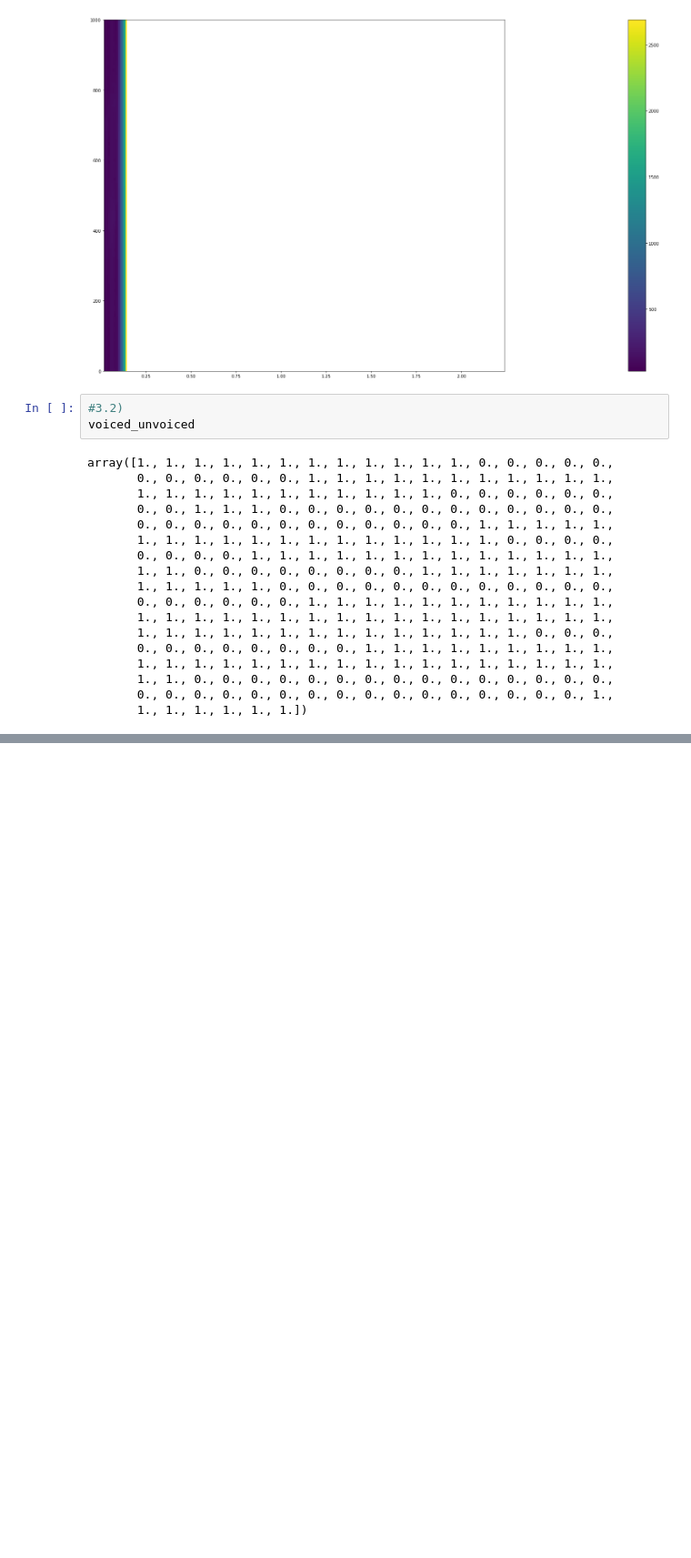
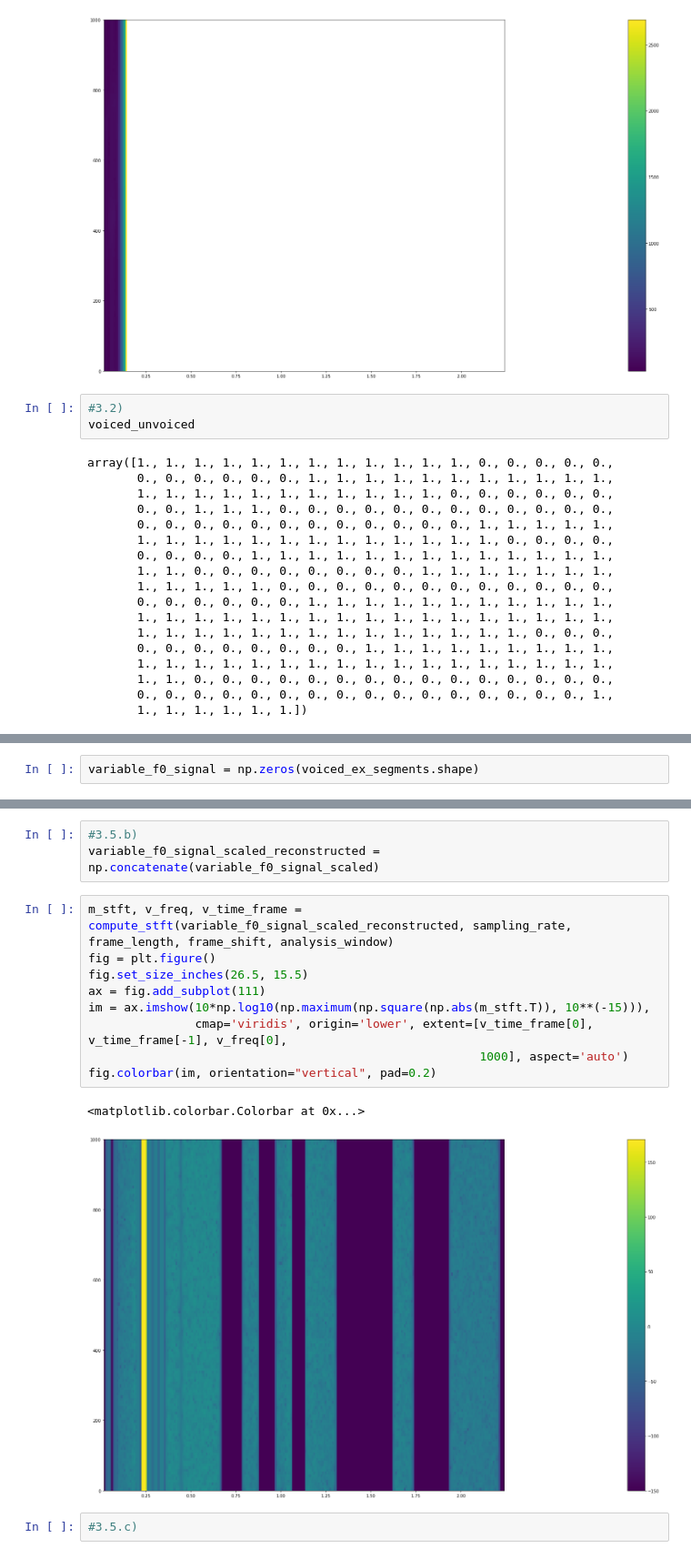
Before and after one commit to angelonti/uhh_ssp_summer2023, a Jupyter notebook: exercise4/exercise4.ipynb, the cells around one changed output, grey strips where cells are left out. Shown at 91% size. Saved outputs shown, nothing was run; the diff lists cells and outputs as text; blank space fills up the shorter version.

```diff
--- a/exercise4/exercise4.ipynb
+++ b/exercise4/exercise4.ipynb
@@ -466,0 +690,2 @@ voiced_ex_segments.shape
+# %%
+variable_f0_signal = np.zeros(voiced_ex_segments.shape)
@@ -466,0 +783,17 @@ voiced_ex_segments.shape
+# %%
+#3.5.b)
+variable_f0_signal_scaled_reconstructed = np.concatenate(variable_f0_signal_scaled)
+# %%
+m_stft, v_freq, v_time_frame = compute_stft(variable_f0_signal_scaled_reconstructed, sampling_rate, frame_length, frame_shift, analysis_window)
+fig = plt.figure()
+fig.set_size_inches(26.5, 15.5)
+ax = fig.add_subplot(111)
+im = ax.imshow(10*np.log10(np.maximum(np.square(np.abs(m_stft.T)), 10**(-15))),
+               cmap='viridis', origin='lower', extent=[v_time_frame[0], v_time_frame[-1], v_freq[0],
+                                                       1000], aspect='auto')
+fig.colorbar(im, orientation="vertical", pad=0.2)
+# %% [output]
+<matplotlib.colorbar.Colorbar at 0x...>
+[figure, added]
+# %%
+#3.5.c)
```
Also changed, not shown: parts of 53 cells of this notebook.
